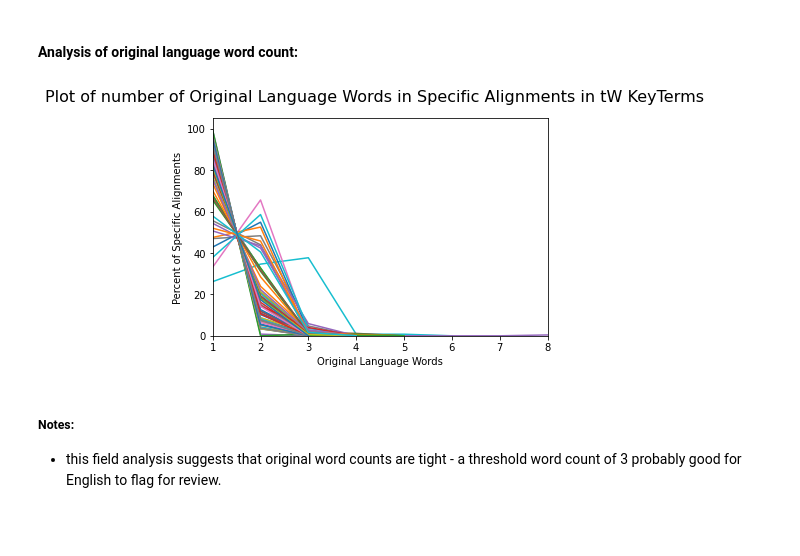
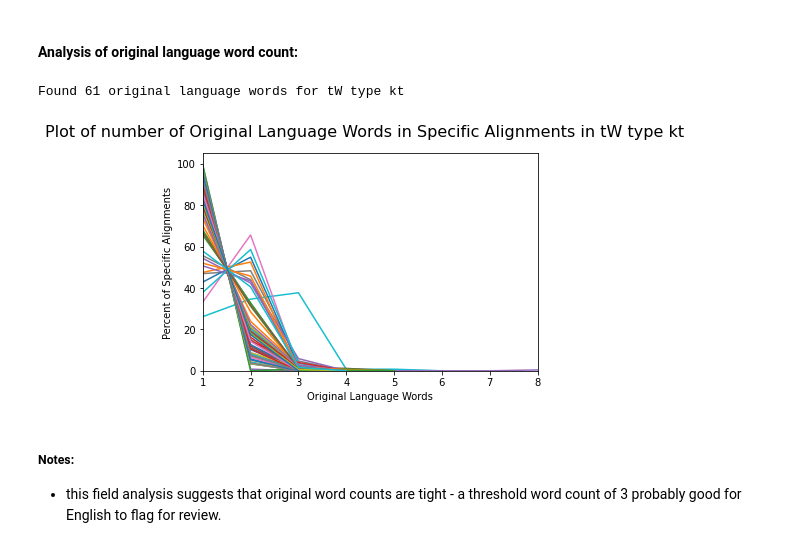
Before and after one commit to unfoldingWord-box3/alignment-ml, a Jupyter notebook: plot_multi_alignments.ipynb, the cells around one changed output. Cells and saved outputs as stored; diff of their text form; code cells hidden in the pictures.

```diff
--- a/plot_multi_alignments.ipynb
+++ b/plot_multi_alignments.ipynb
@@ -61,14 +80,16 @@ plot.plotFrequencies(frequenciesOfAlignments, title, ylabel, showXValues=False,
 # %%
 field = 'alignmentOrigWords'
 field_frequencies = db.getFrequenciesOfFieldInAlignments(filteredAlignmentsForWord, field, sortIndex = True)
 filledFrequencies = db.zeroFillFrequencies(field_frequencies)
 
-title = f"Plot of number of Original Language Words in Specific Alignments in tW KeyTerms"
+print(f"Found {len(field_frequencies)} original language words for tW type {type_}")
+title = f"Plot of number of Original Language Words in Specific Alignments in tW type {type_}"
 ylabel = "Percent of Specific Alignments"
 xlabel = "Original Language Words"
 plot.plotXYdataDict(filledFrequencies, title, ylabel, xlabel, showXValues=True, xlimit=[1, 8])
 # %% [output]
+Found 61 original language words for tW type kt
-[figure, old version]
+[figure, new version]
 # %% [markdown]
 ##### Notes:
 - this field analysis suggests that original word counts are tight - a threshold word count of 3 probably good for English to flag for review.
```
Also changed, not shown: parts of 2 cells of this notebook, 6 other files.
